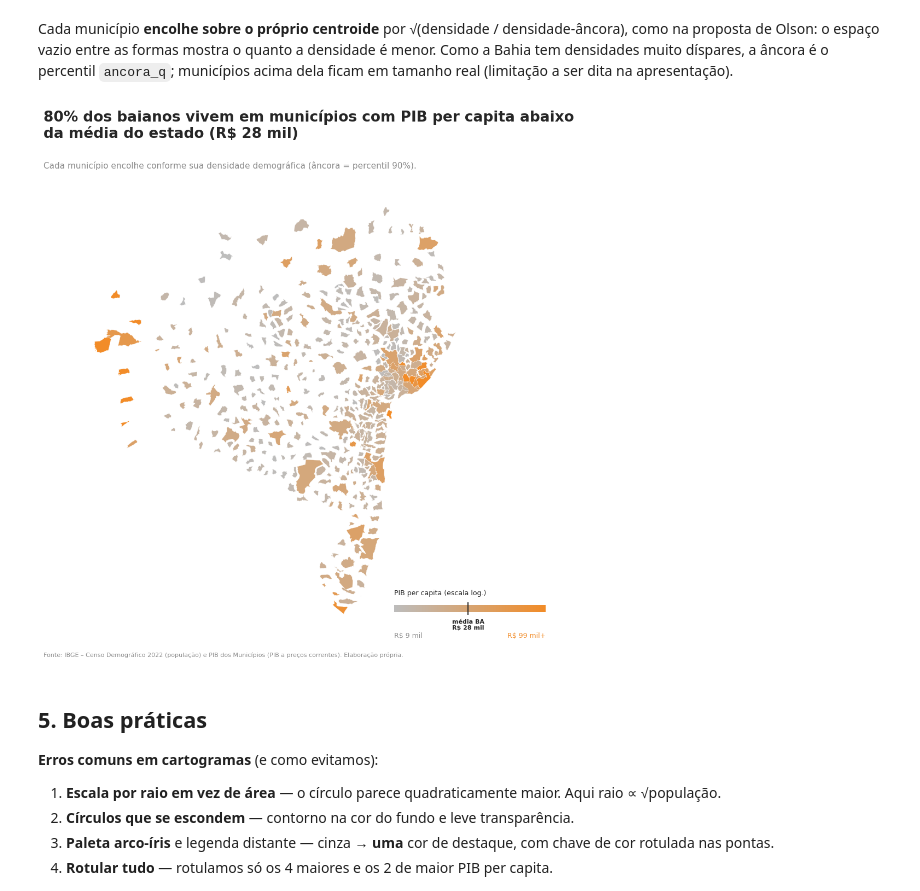
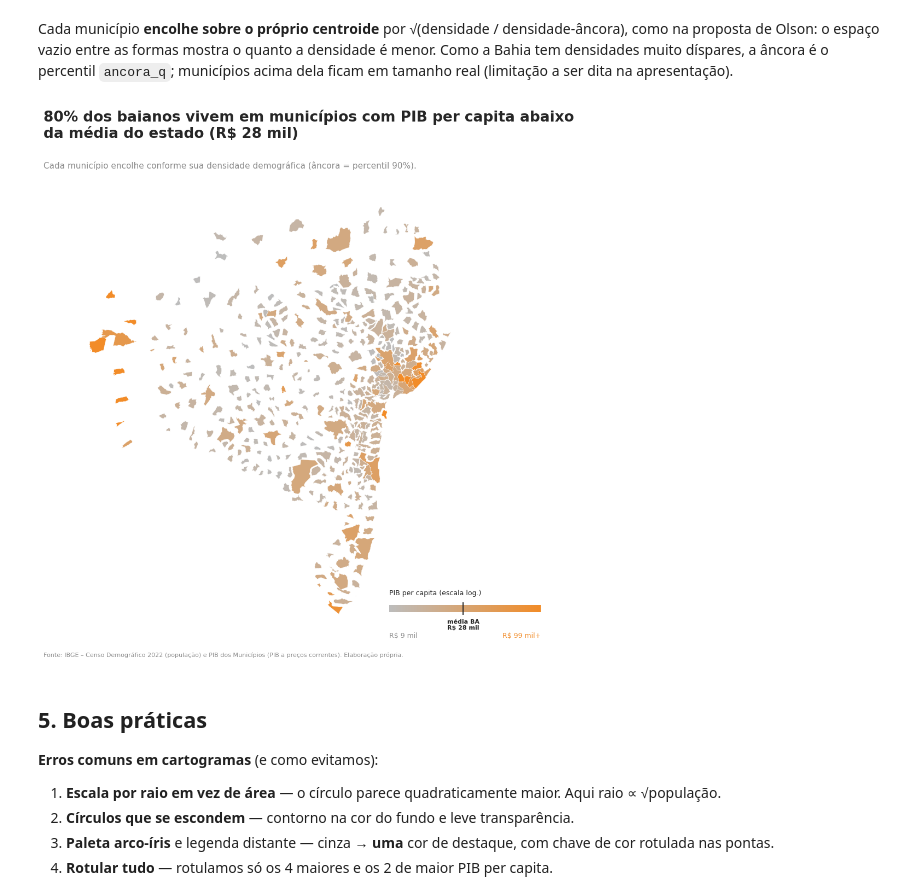
Before and after one commit to John-Parsec/scientific-visualization-geospatial, a Jupyter notebook: topico_004_02.ipynb, the cells around one changed output. Saved outputs shown, nothing was run; the diff lists cells and outputs as text; code cells hidden in the pictures.

```diff
--- a/topico_004_02.ipynb
+++ b/topico_004_02.ipynb
@@ -317,7 +317,9 @@ def mapa_dorling(df, col='pib_pc', rot=None, arquivo=None, alvo_area=0.22):
     xmin, ymin = ax.get_xlim()[0], ax.get_ylim()[0]
     chave_tamanho(ax, K, xmin + 0.3*K*np.sqrt(500_000), ymin + 0.9*K*np.sqrt(500_000))
     moldura(fig, manchete(df), 'Cada círculo é um município; a área é proporcional à população (Censo 2022).')
-    if arquivo: fig.savefig(arquivo, dpi=200)
+    if arquivo:
+        fig.canvas.draw()
+        fig.savefig(arquivo, dpi=200, bbox_inches='tight')
     return fig, df
 # %% [markdown]
 ### 4.6 Dorling (população + PIB per capita)
@@ -333,23 +335,25 @@ Cada município **encolhe sobre o próprio centroide** por √(densidade / densi
 # %%
 def nao_contiguo(g, col='pib_pc', ancora_q=0.90, arquivo=None):
     g = g.copy()
     dens = g['populacao'] / (g.geometry.area / 1e6)
     fator = np.sqrt((dens / dens.quantile(ancora_q)).clip(upper=1))
     g['geometry'] = [affinity.scale(geom, xfact=f, yfact=f, origin='centroid') for geom, f in zip(g.geometry, fator)]
     norm_ = norma(g[col])
-    fig, ax = plt.subplots(figsize=(9, 10.5)); fig.subplots_adjust(top=0.84, bottom=0.06, left=0.04, right=0.98)
+    fig, ax = plt.subplots(figsize=(9, 10.5)); fig.subplots_adjust(top=0.84, bottom=0.06, left=0.02, right=0.98)
     ax.set_aspect('equal'); ax.axis('off')
     g.plot(ax=ax, color=CMAP(norm_(g[col])), edgecolor=BG, linewidth=0.2)
     chave_cor(ax, norm_, 'PIB per capita', ref=media_estado(g))
     moldura(fig, manchete(g), f'Cada município encolhe conforme sua densidade demográfica (âncora = percentil {ancora_q:.0%}).')
-    if arquivo: fig.savefig(arquivo, dpi=200)
+    if arquivo:
+        fig.canvas.draw()
+        fig.savefig(arquivo, dpi=200, bbox_inches='tight')
     return fig
 
 
 fig = nao_contiguo(gdf, COR, arquivo='figs/cartograma_nao_contiguo_pib_pc.png')
 plt.show()
 # %% [output]
-[figure, old version]
+[figure, new version]
 # %% [markdown]
 ## 5. Boas práticas
 **Erros comuns em cartogramas** (e como evitamos):
```
Also changed, not shown: parts of 1 cell of this notebook, 19 other files.
